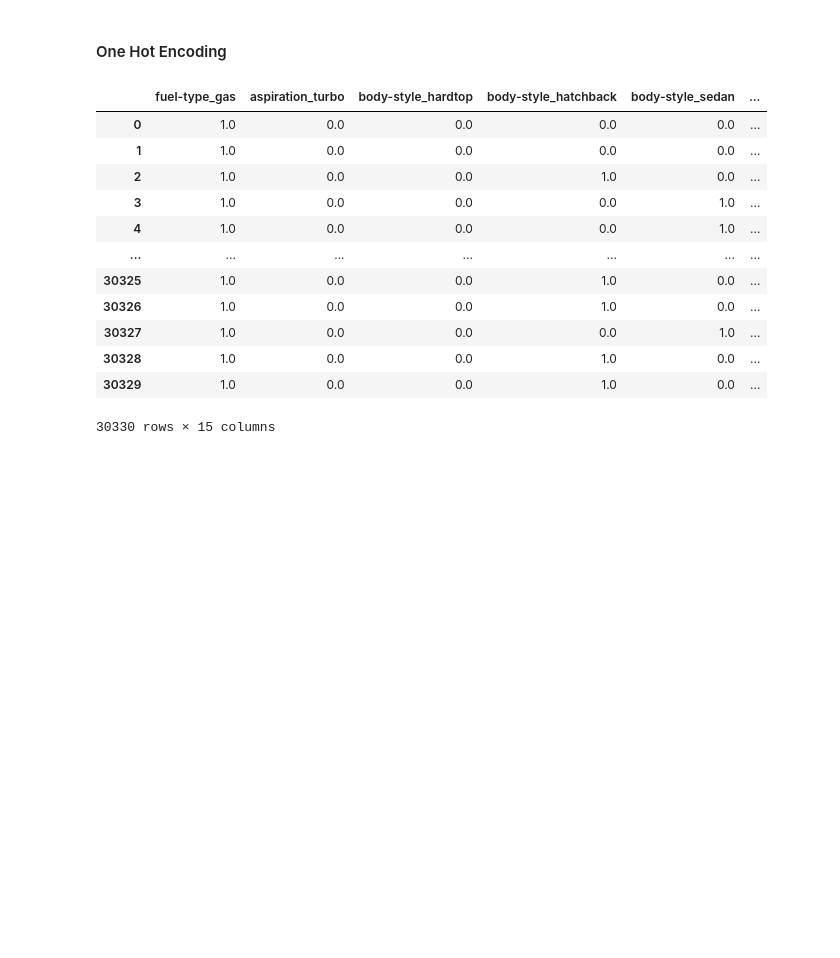
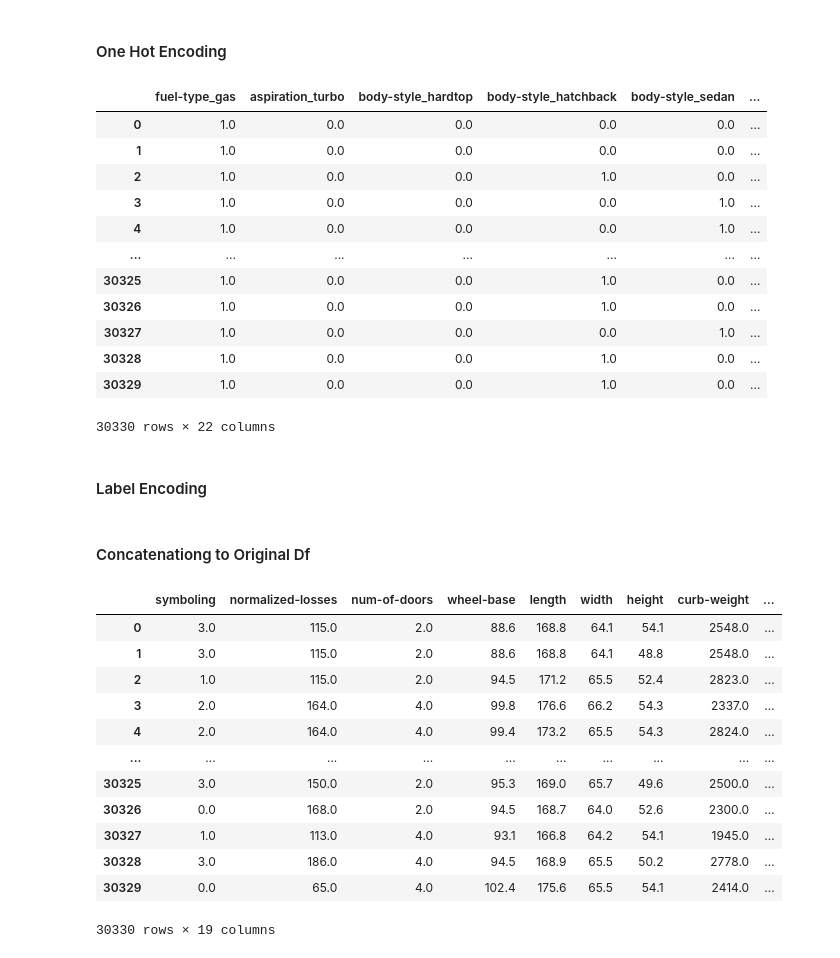
Before and after one commit to AbdulWahid026/ML_CarPricing, a Jupyter notebook: car_pricing.ipynb, the cells around one changed output. Saved outputs shown, nothing was run; the diff lists cells and outputs as text; code cells hidden in the pictures; blank space fills up the shorter version.

Commit message:
Label and One Hot Encoding done

```diff
--- a/car_pricing.ipynb
+++ b/car_pricing.ipynb
@@ -343,12 +344,12 @@ fuel-system          |               8 | ['mpfi', '2bbl', 'mfi', '1bbl', 'spfi',
 # %%
 ohe= OneHotEncoder(sparse_output=False, drop='first')
 # %%
-categorical_columns=categorical_columns[ 1:]
-cat_df = cars_df[categorical_columns]
+## applying one hot encoding on all columns except make as it has too many unique values
+cat_df = cars_df[categorical_columns[1:]]
 
 encoded_array= ohe.fit_transform(cat_df)
 
-encoded_cols = ohe.get_feature_names_out(categorical_columns)
+encoded_cols = ohe.get_feature_names_out(categorical_columns[1:])
 
 encoded_df = pd.DataFrame(encoded_array,columns=encoded_cols)
 
@@ -368,4 +369,29 @@ encoded_df
 | 30327 | 1.0 | 0.0 | 0.0 | 0.0 | 1.0 | ... |
 | 30328 | 1.0 | 0.0 | 0.0 | 1.0 | 0.0 | ... |
 | 30329 | 1.0 | 0.0 | 0.0 | 1.0 | 0.0 | ... |
-30330 rows × 15 columns
+30330 rows × 22 columns
+# %% [markdown]
+#### Label Encoding
+# %%
+le = LabelEncoder()
+cars_df['make_encoded'] = le.fit_transform(cars_df['make'])
+# %% [markdown]
+#### Concatenationg to Original Df
+# %%
+cars_df=cars_df.drop(columns=categorical_columns,axis=1)
+# %%
+cars_df
+# %% [output]
+|  | symboling | normalized-losses | num-of-doors | wheel-base | length | width | height | curb-weight | ... |
+| 0 | 3.0 | 115.0 | 2.0 | 88.6 | 168.8 | 64.1 | 54.1 | 2548.0 | ... |
+| 1 | 3.0 | 115.0 | 2.0 | 88.6 | 168.8 | 64.1 | 48.8 | 2548.0 | ... |
+| 2 | 1.0 | 115.0 | 2.0 | 94.5 | 171.2 | 65.5 | 52.4 | 2823.0 | ... |
+| 3 | 2.0 | 164.0 | 4.0 | 99.8 | 176.6 | 66.2 | 54.3 | 2337.0 | ... |
+| 4 | 2.0 | 164.0 | 4.0 | 99.4 | 173.2 | 65.5 | 54.3 | 2824.0 | ... |
+| ... | ... | ... | ... | ... | ... | ... | ... | ... | ... |
+| 30325 | 3.0 | 150.0 | 2.0 | 95.3 | 169.0 | 65.7 | 49.6 | 2500.0 | ... |
+| 30326 | 0.0 | 168.0 | 2.0 | 94.5 | 168.7 | 64.0 | 52.6 | 2300.0 | ... |
+| 30327 | 1.0 | 113.0 | 4.0 | 93.1 | 166.8 | 64.2 | 54.1 | 1945.0 | ... |
+| 30328 | 3.0 | 186.0 | 4.0 | 94.5 | 168.9 | 65.5 | 50.2 | 2778.0 | ... |
+| 30329 | 0.0 | 65.0 | 4.0 | 102.4 | 175.6 | 65.5 | 54.1 | 2414.0 | ... |
+30330 rows × 19 columns
```
Also changed, not shown: parts of 4 cells of this notebook.
